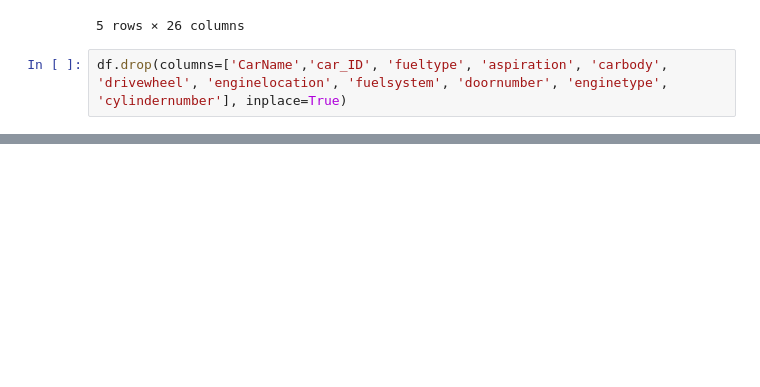
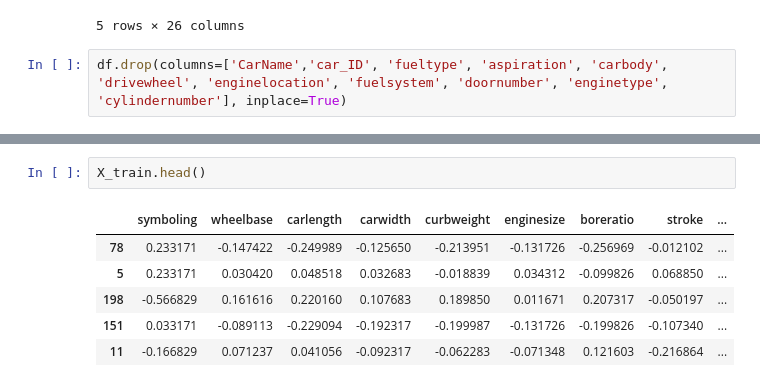
Before and after one commit to silencedsre/Multivariate-Linear-Regression, a Jupyter notebook: CarPriceAnalysis.ipynb, the cells around one changed output, grey strips where cells are left out. Saved outputs shown, nothing was run; the diff lists cells and outputs as text; blank space fills up the shorter version.

```diff
--- a/CarPriceAnalysis.ipynb
+++ b/CarPriceAnalysis.ipynb
@@ -51,0 +61,9 @@ X_train, X_test, y_train, y_test = train_test_split(X, y, train_size=0.7 ,test_s
+# %%
+X_train.head()
+# %% [output]
+|  | symboling | wheelbase | carlength | carwidth | curbweight | enginesize | boreratio | stroke | ... |
+| 78 | 0.233171 | -0.147422 | -0.249989 | -0.125650 | -0.213951 | -0.131726 | -0.256969 | -0.012102 | ... |
+| 5 | 0.233171 | 0.030420 | 0.048518 | 0.032683 | -0.018839 | 0.034312 | -0.099826 | 0.068850 | ... |
+| 198 | -0.566829 | 0.161616 | 0.220160 | 0.107683 | 0.189850 | 0.011671 | 0.207317 | -0.050197 | ... |
+| 151 | 0.033171 | -0.089113 | -0.229094 | -0.192317 | -0.199987 | -0.131726 | -0.199826 | -0.107340 | ... |
+| 11 | -0.166829 | 0.071237 | 0.041056 | -0.092317 | -0.062283 | -0.071348 | 0.121603 | -0.216864 | ... |
```
Also changed, not shown: parts of 6 cells of this notebook, 1 other file.
